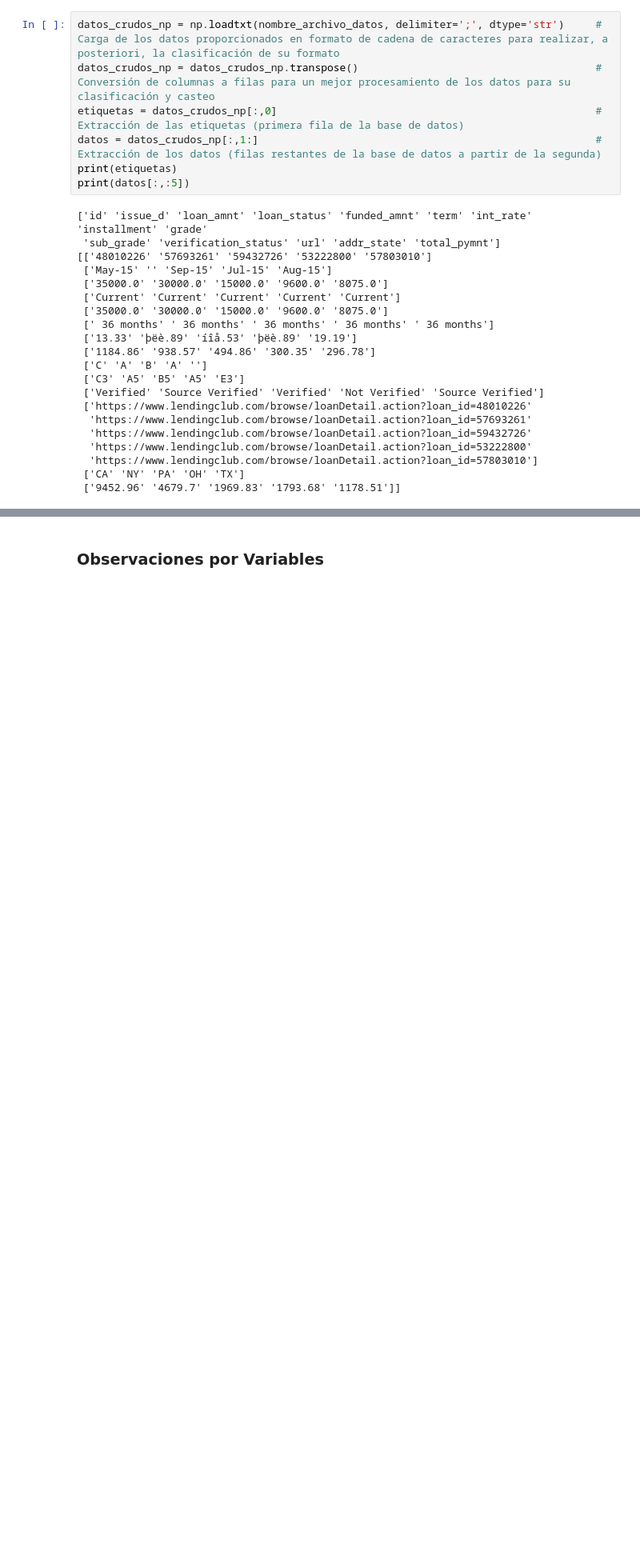
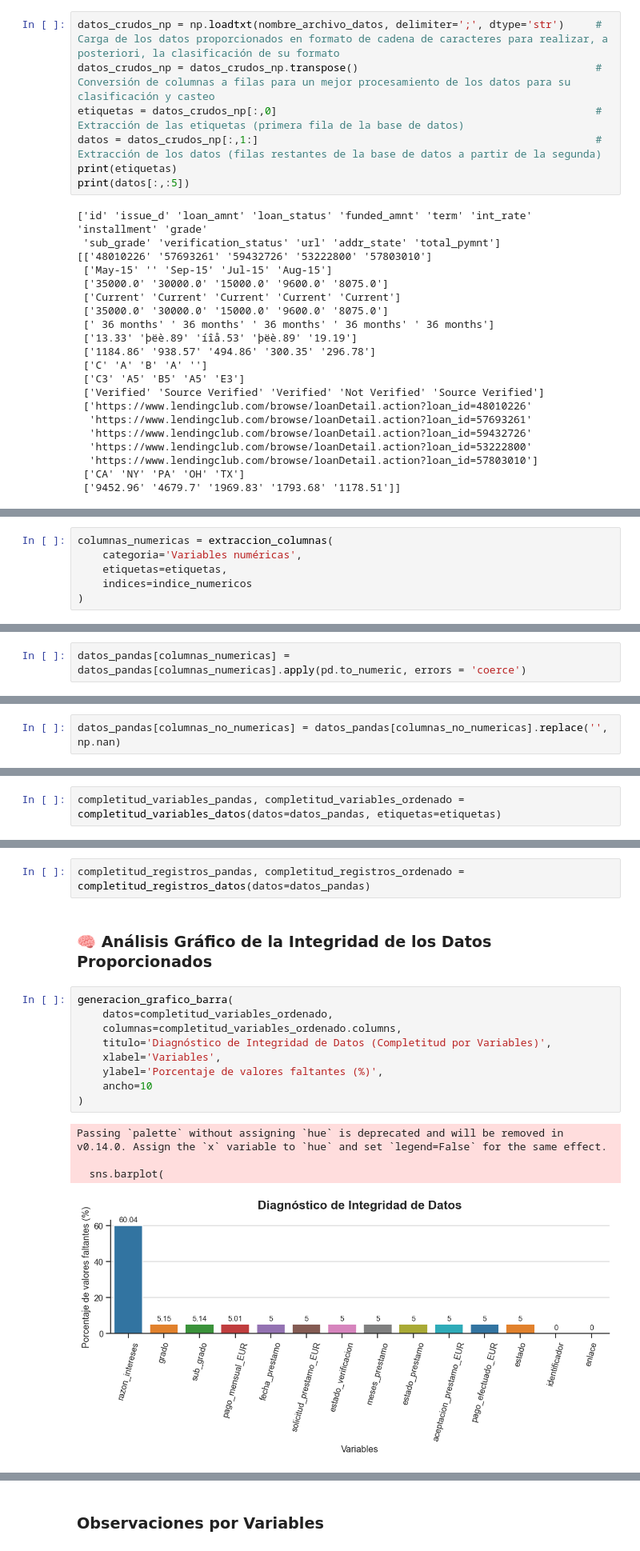
Before and after one commit to Ernesto9734/Data-Analyst-Projects, a Jupyter notebook: Project 01 - Data Cleaning and Preprocessing/notebook.ipynb, the cells around one changed output, grey strips where cells are left out. Shown at 80% size. Cells and saved outputs as stored; diff of their text form; blank space fills up the shorter version.

```diff
--- a/Project 01 - Data Cleaning and Preprocessing/notebook.ipynb
+++ b/Project 01 - Data Cleaning and Preprocessing/notebook.ipynb
@@ -307,0 +635,6 @@ datos_pandas[columnas_numericas[1:]] = datos_pandas[columnas_numericas[1:]].appl
+# %%
+columnas_numericas = extraccion_columnas(
+    categoria='Variables numéricas',
+    etiquetas=etiquetas,
+    indices=indice_numericos
+)
@@ -308,3 +675,5 @@ datos_pandas[columnas_numericas[1:]] = datos_pandas[columnas_numericas[1:]].appl
+# %%
+datos_pandas[columnas_numericas] = datos_pandas[columnas_numericas].apply(pd.to_numeric, errors = 'coerce')
 # %%
 datos_pandas.info()
 # %% [output]
@@ -327,0 +699,2 @@ memory usage: 1.1+ MB
+# %%
+datos_pandas[columnas_no_numericas] = datos_pandas[columnas_no_numericas].replace('', np.nan)
@@ -327,0 +735,2 @@ memory usage: 1.1+ MB
+# %%
+completitud_variables_pandas, completitud_variables_ordenado = completitud_variables_datos(datos=datos_pandas, etiquetas=etiquetas)
@@ -327,0 +755,18 @@ memory usage: 1.1+ MB
+# %%
+completitud_registros_pandas, completitud_registros_ordenado = completitud_registros_datos(datos=datos_pandas)
+# %% [markdown]
+### 🧠 **Análisis Gráfico de la Integridad de los Datos Proporcionados**
+# %%
+generacion_grafico_barra(
+    datos=completitud_variables_ordenado,
+    columnas=completitud_variables_ordenado.columns,
+    titulo='Diagnóstico de Integridad de Datos (Completitud por Variables)',
+    xlabel='Variables',
+    ylabel='Porcentaje de valores faltantes (%)',
+    ancho=10
+)
+# %% [output]
+Passing `palette` without assigning `hue` is deprecated and will be removed in v0.14.0. Assign the `x` variable to `hue` and set `legend=False` for the same effect.
+
+  sns.barplot(
+[figure, added]
```
Also changed, not shown: parts of 93 cells of this notebook.
